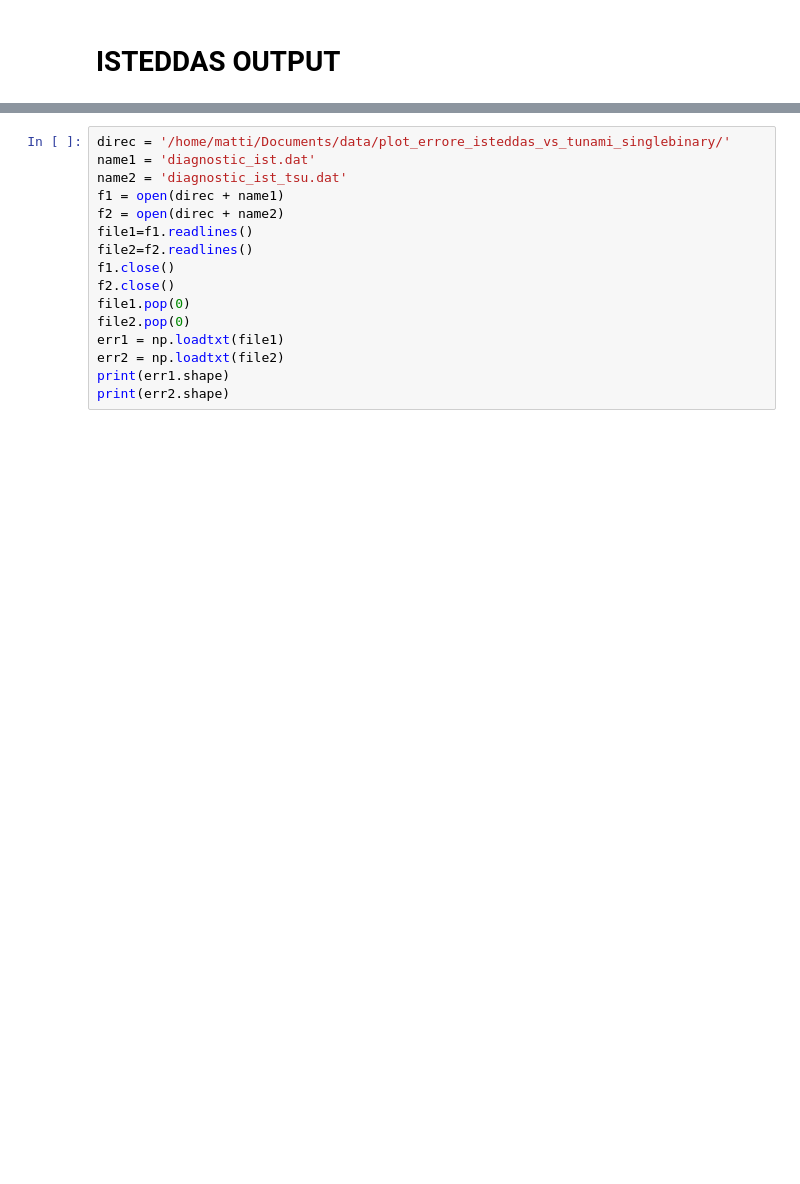
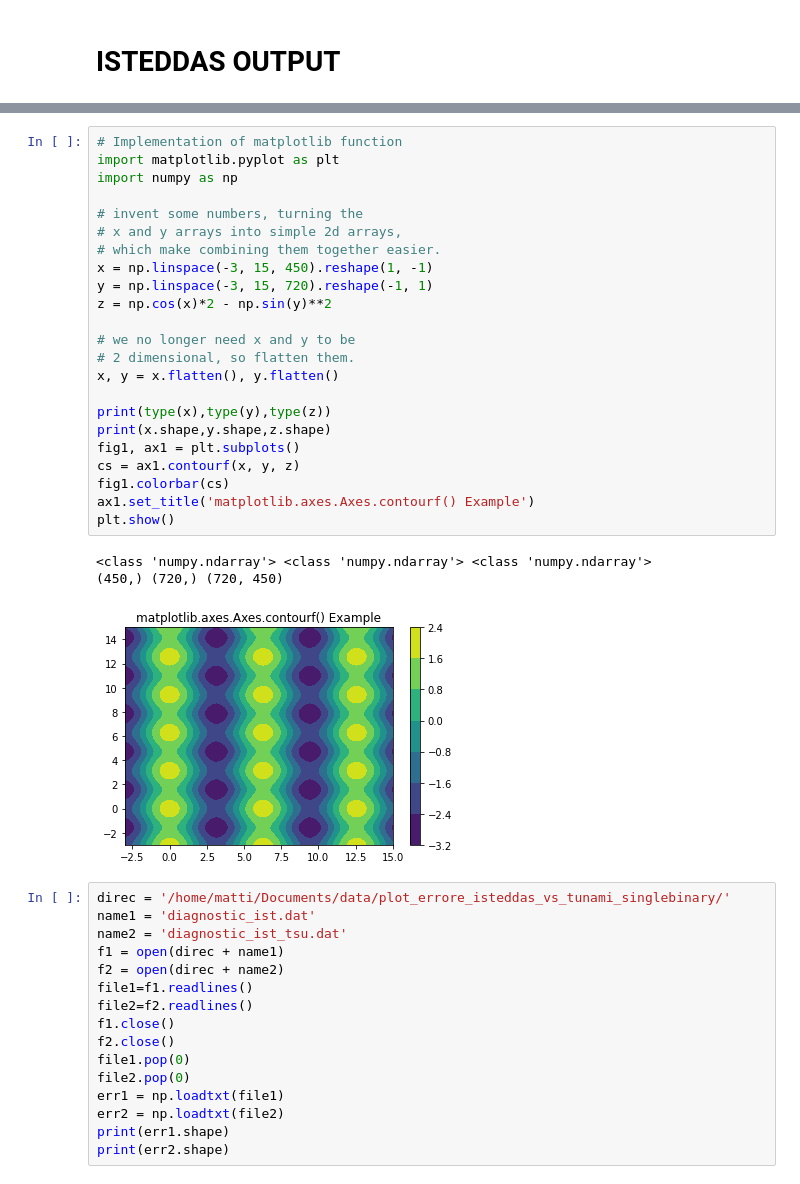
Before and after one commit to mattiamencagli/my-python-plots, a Jupyter notebook: prova_arc_in_isteddas.ipynb, the cells around one changed output, grey strips where cells are left out. Drawn from its saved outputs; the diff is of its cells as text; blank space fills up the shorter version.

```diff
--- a/prova_arc_in_isteddas.ipynb
+++ b/prova_arc_in_isteddas.ipynb
@@ -515,3 +552,30 @@ _ = plt.ylabel('relative error angular momentum', fontsize=fs)
+# %%
+# Implementation of matplotlib function
+import matplotlib.pyplot as plt
+import numpy as np
+
+# invent some numbers, turning the
+# x and y arrays into simple 2d arrays,
+# which make combining them together easier.
+x = np.linspace(-3, 15, 450).reshape(1, -1)
+y = np.linspace(-3, 15, 720).reshape(-1, 1)
+z = np.cos(x)*2 - np.sin(y)**2
+
+# we no longer need x and y to be
+# 2 dimensional, so flatten them.
+x, y = x.flatten(), y.flatten()
+
+print(type(x),type(y),type(z))
+print(x.shape,y.shape,z.shape)
+fig1, ax1 = plt.subplots()
+cs = ax1.contourf(x, y, z)
+fig1.colorbar(cs)
+ax1.set_title('matplotlib.axes.Axes.contourf() Example')
+plt.show()
+# %% [output]
+<class 'numpy.ndarray'> <class 'numpy.ndarray'> <class 'numpy.ndarray'>
+(450,) (720,) (720, 450)
+[figure, added]
 # %%
 direc = '/home/matti/Documents/data/plot_errore_isteddas_vs_tunami_singlebinary/'
 name1 = 'diagnostic_ist.dat'
```
Also changed, not shown: parts of 11 cells of this notebook, 4 other files.
